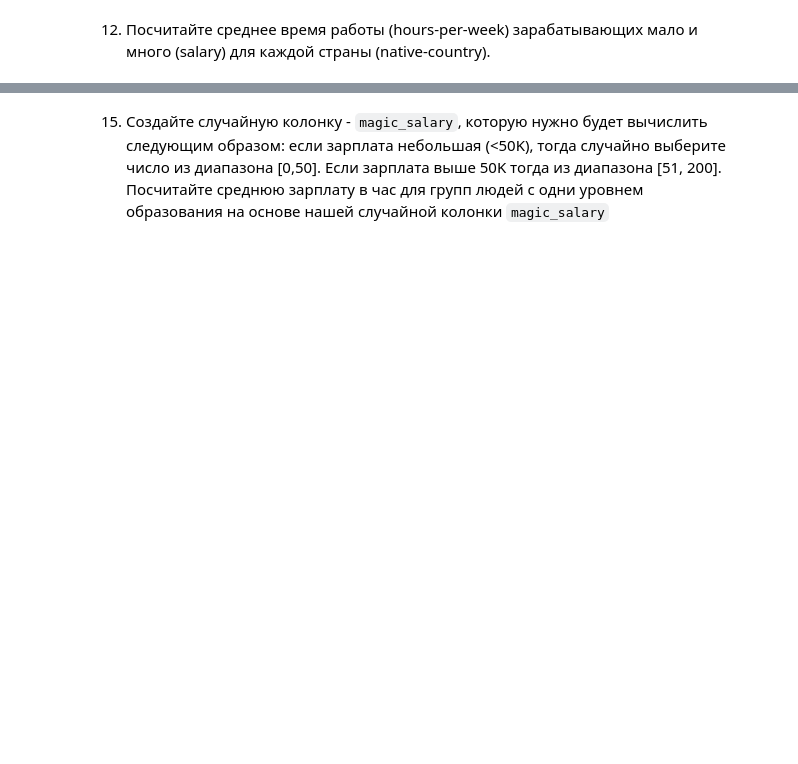
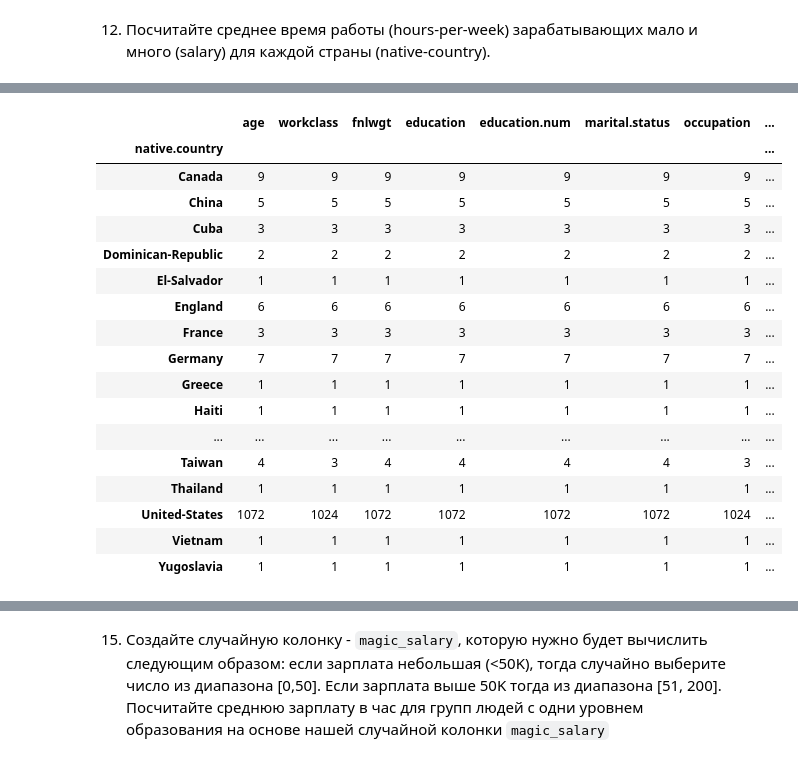
Before and after one commit to nizhikebinesi/ml-course-7bits-solutions, a Jupyter notebook: 2017-fall/homeworks/01-pandas_numpy_homework.ipynb, the cells around one changed output, grey strips where cells are left out. Saved outputs shown, nothing was run; the diff lists cells and outputs as text; code cells hidden in the pictures; blank space fills up the shorter version.

```diff
--- a/2017-fall/homeworks/01-pandas_numpy_homework.ipynb
+++ b/2017-fall/homeworks/01-pandas_numpy_homework.ipynb
@@ -494,0 +474,22 @@ pd.crosstab((df['education']), np.round(np.power(df['capital.gain'] - df['capita
+# %%
+data = df[(df.sex == 'Female') & (df['income_gt_50k'] == 1)].groupby(['native.country']).count()
+data
+# %% [output]
+|  | age | workclass | fnlwgt | education | education.num | marital.status | occupation | ... |
+| native.country |  |  |  |  |  |  |  | ... |
+| Canada | 9 | 9 | 9 | 9 | 9 | 9 | 9 | ... |
+| China | 5 | 5 | 5 | 5 | 5 | 5 | 5 | ... |
+| Cuba | 3 | 3 | 3 | 3 | 3 | 3 | 3 | ... |
+| Dominican-Republic | 2 | 2 | 2 | 2 | 2 | 2 | 2 | ... |
+| El-Salvador | 1 | 1 | 1 | 1 | 1 | 1 | 1 | ... |
+| England | 6 | 6 | 6 | 6 | 6 | 6 | 6 | ... |
+| France | 3 | 3 | 3 | 3 | 3 | 3 | 3 | ... |
+| Germany | 7 | 7 | 7 | 7 | 7 | 7 | 7 | ... |
+| Greece | 1 | 1 | 1 | 1 | 1 | 1 | 1 | ... |
+| Haiti | 1 | 1 | 1 | 1 | 1 | 1 | 1 | ... |
+| ... | ... | ... | ... | ... | ... | ... | ... | ... |
+| Taiwan | 4 | 3 | 4 | 4 | 4 | 4 | 3 | ... |
+| Thailand | 1 | 1 | 1 | 1 | 1 | 1 | 1 | ... |
+| United-States | 1072 | 1024 | 1072 | 1072 | 1072 | 1072 | 1024 | ... |
+| Vietnam | 1 | 1 | 1 | 1 | 1 | 1 | 1 | ... |
+| Yugoslavia | 1 | 1 | 1 | 1 | 1 | 1 | 1 | ... |
```
Also changed, not shown: parts of 44 cells of this notebook.
